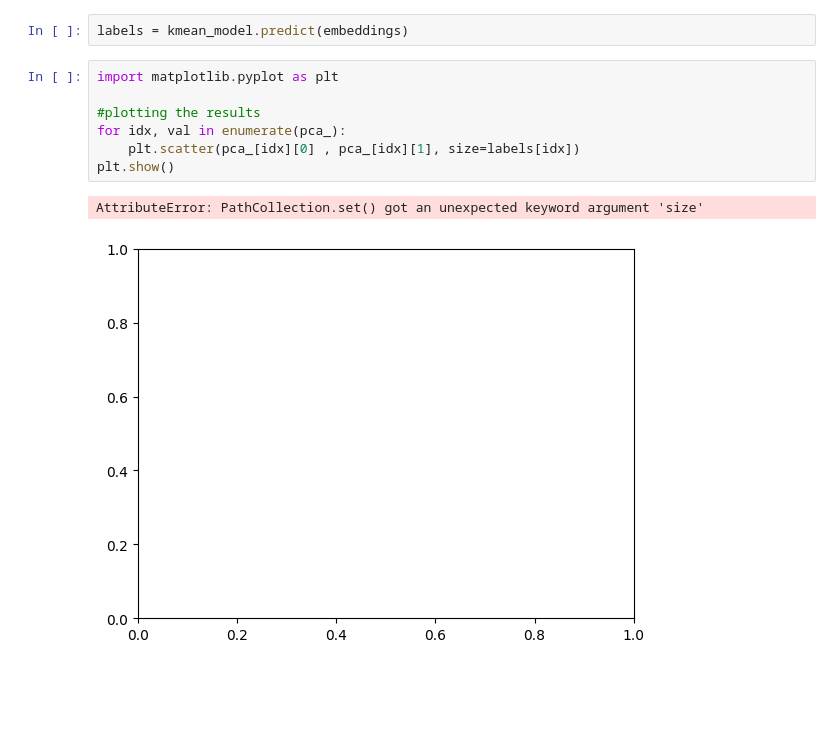
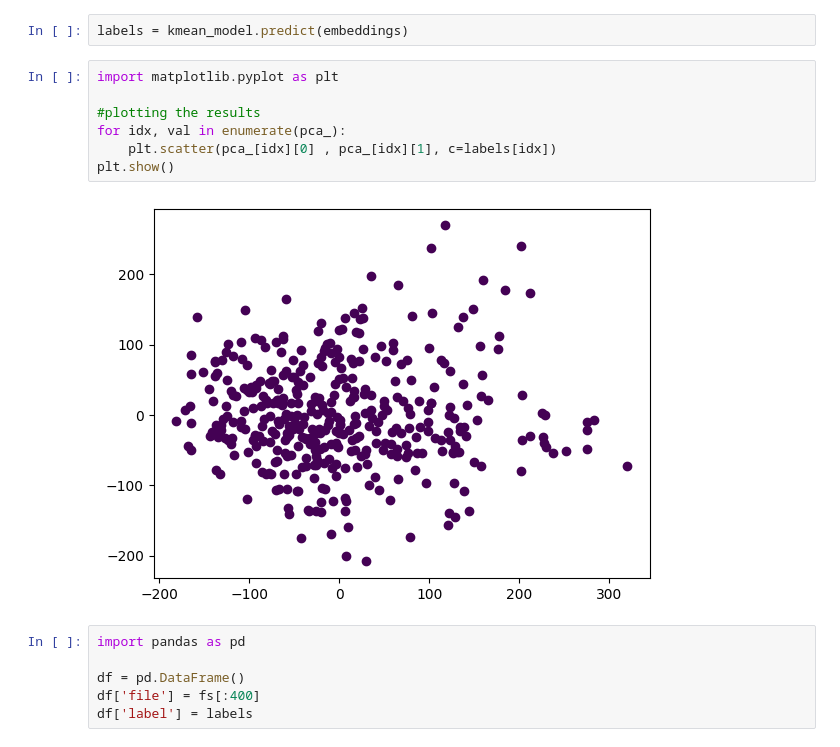
Before and after one commit to Hephyrius/timbre-tools-hack, a Jupyter notebook: Clustering_Audio.ipynb, the cells around one changed output. Cells and saved outputs as stored; diff of their text form; blank space fills up the shorter version.

```diff
--- a/Clustering_Audio.ipynb
+++ b/Clustering_Audio.ipynb
@@ -40,10 +40,15 @@ labels = kmean_model.predict(embeddings)
 # %%
 import matplotlib.pyplot as plt
 
 #plotting the results
 for idx, val in enumerate(pca_):
-    plt.scatter(pca_[idx][0] , pca_[idx][1], size=labels[idx])
+    plt.scatter(pca_[idx][0] , pca_[idx][1], c=labels[idx])
 plt.show()
 # %% [output]
-AttributeError: PathCollection.set() got an unexpected keyword argument 'size'
-[figure, old version]
+[figure, new version]
+# %%
+import pandas as pd
+
+df = pd.DataFrame()
+df['file'] = fs[:400]
+df['label'] = labels
```
Also changed, not shown: parts of 1 cell of this notebook.
